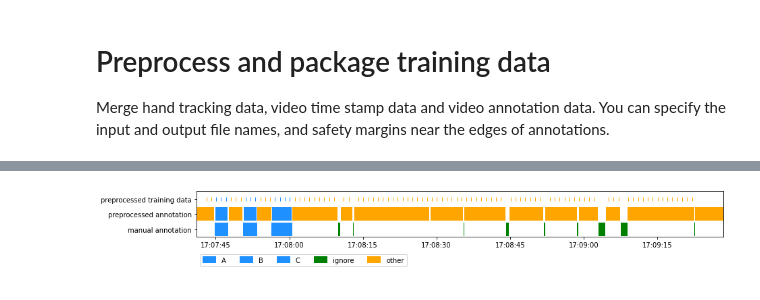
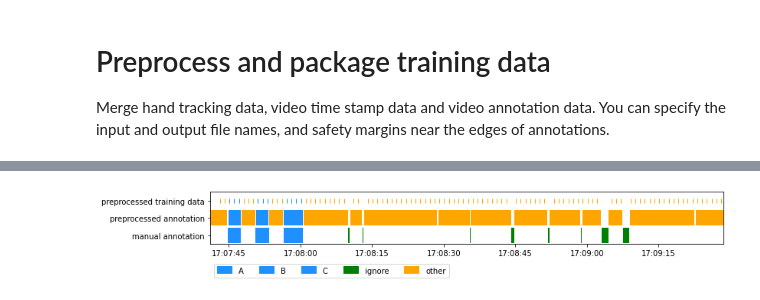
Before and after one commit to hamk-uas/epic-handsign-ml, a Jupyter notebook: package-training-data.ipynb, the cells around one changed output, grey strips where cells are left out. Cells and saved outputs as stored; diff of their text form; code cells hidden in the pictures.

```diff
--- a/package-training-data.ipynb
+++ b/package-training-data.ipynb
@@ -191,7 +191,7 @@ def get_annotation(timestamp):
   i = np.searchsorted(numpy_preprocessed_segment_starts, timestamp, side='right')
   if i == 0:
     return "ignore"
-  if i == len(preprocessed_segments):
+  if i > len(preprocessed_segments):
     return "ignore"
   if timestamp <= preprocessed_segments[i - 1]["end"]:
     return preprocessed_segments[i - 1]["class"]
@@ -213,7 +213,7 @@ with open(output_training_data_csv_path, 'w') as output_file:
 print()
 print("Training data was written to \"" + output_training_data_csv_path + "\".")
 fig = matplotlib.pyplot.gcf()
-fig.set_size_inches(14, 1.25)
+fig.set_size_inches(12, 1.25)
 list(colors.keys())
 plt.legend(map(lambda x: plt.Line2D([0], [0], color=colors[x], lw = 10, solid_capstyle='butt'), colors.keys()), colors.keys(), bbox_to_anchor=(0,-0.3), loc="upper left", ncol=len(colors.keys()))
 plt.margins(x=0, y=0.25)
@@ -237,3 +237,3 @@ Timestamps, showing 5 first accepted:
 
 Training data was written to "2022-03-18 17-07-41 training data.csv".
-[figure, old version]
+[figure, new version]
```
Also changed, not shown: parts of 1 cell of this notebook, 1 other file.
